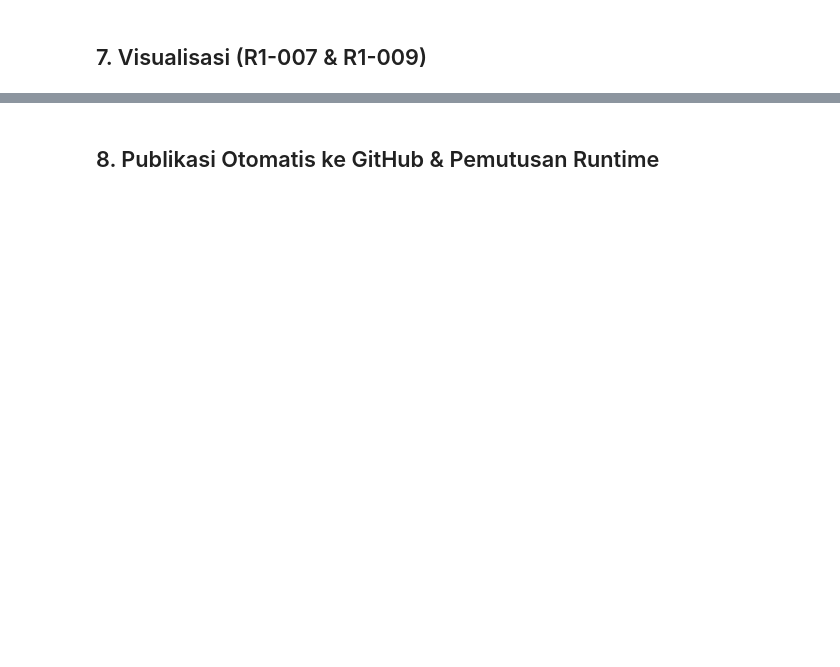
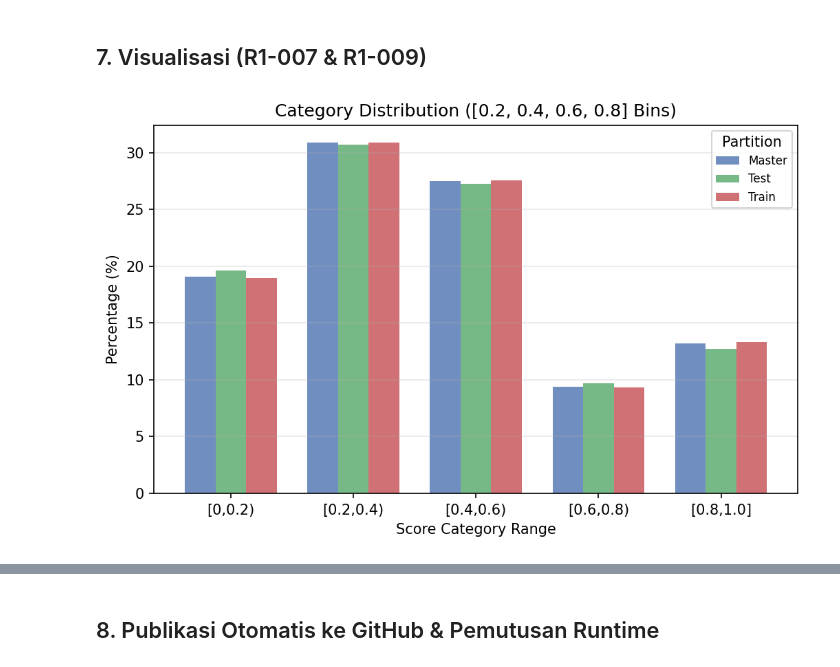
Before and after one commit to Rnov24/IndoASAG, a Jupyter notebook: notebooks/13_dataset_stats_and_qwk_thresholds.ipynb, the cells around one changed output, grey strips where cells are left out. Saved outputs shown, nothing was run; the diff lists cells and outputs as text; code cells hidden in the pictures; blank space fills up the shorter version.

Commit message:
[R1-007 & R1-009] add dataset statistics, splitting verification, and QWK threshold sensitivity analysis

```diff
--- a/notebooks/13_dataset_stats_and_qwk_thresholds.ipynb
+++ b/notebooks/13_dataset_stats_and_qwk_thresholds.ipynb
@@ -259,40 +317,92 @@ sens_df.to_csv(os.path.join(R9_DIR, "qwk_threshold_sensitivity.csv"), index=Fals
 # %% [markdown]
 ## 7. Visualisasi (R1-007 & R1-009)
 # %%
-fig, axes = plt.subplots(1, 2, figsize=(13, 4.5))
+# ============================================================
+# Figure 1: Category Distribution Bar Chart (R1-009)
+# ============================================================
 
-# --- Plot 1: Category Distribution Bar Chart (R1-009) ---
-ax1 = axes[0]
-pivot_cat = cat_dist_df.pivot(index="category_range", columns="partition", values="percentage")
+fig1, ax1 = plt.subplots(figsize=(7, 4.5))
+
+pivot_cat = cat_dist_df.pivot(
+    index="category_range",
+    columns="partition",
+    values="percentage",
+)
 pivot_cat = pivot_cat.reindex(CAT_NAMES)
-pivot_cat.plot(kind="bar", ax=ax1, color=["#4C72B0", "#55A868", "#C44E52"], alpha=0.8, width=0.75)
 
-ax1.set_title("A. Category Distribution ([0.2, 0.4, 0.6, 0.8] Bins)")
+pivot_cat.plot(
+    kind="bar",
+    ax=ax1,
+    color=["#4C72B0", "#55A868", "#C44E52"],
+    alpha=0.8,
+    width=0.75,
+)
+
+ax1.set_title("Category Distribution ([0.2, 0.4, 0.6, 0.8] Bins)")
 ax1.set_ylabel("Percentage (%)")
 ax1.set_xlabel("Score Category Range")
-ax1.set_xticklabels(["[0,0.2)", "[0.2,0.4)", "[0.4,0.6)", "[0.6,0.8)", "[0.8,1.0]"], rotation=0)
+ax1.set_xticklabels(
+    ["[0,0.2)", "[0.2,0.4)", "[0.4,0.6)", "[0.6,0.8)", "[0.8,1.0]"],
+    rotation=0,
+)
 ax1.grid(axis="y", alpha=0.3)
 ax1.legend(title="Partition", fontsize=8)
 
-# --- Plot 2: Threshold Sensitivity Line Plot (R1-009) ---
-ax2 = axes[1]
+fig1.tight_layout()
+
+fig1_path = os.path.join(R9_DIR, "category_distribution.png")
+fig1.savefig(fig1_path, dpi=150, bbox_inches="tight")
+plt.show()
+
+print(f"[OK] Figure 1 saved: {fig1_path}")
+
+
+# ============================================================
+# Figure 2: Threshold Sensitivity Line Plot (R1-009)
+# ============================================================
+
+fig2, ax2 = plt.subplots(figsize=(7, 4.5))
+
 schemes = list(THRESHOLD_SCHEMES.keys())
 x = np.arange(len(schemes))
 
 for m in test_preds.keys():
     sub = sens_df[sens_df["model"] == m]
-    qwks = [sub[sub["scheme"] == s]["QWK"].values[0] for s in schemes]
-    ax2.plot(x, qwks, marker="o", label=m, linewidth=1.5, markersize=6)
+    qwks = [
+        sub[sub["scheme"] == s]["QWK"].values[0]
+        for s in schemes
+    ]
+
+    ax2.plot(
+        x,
+        qwks,
+        marker="o",
+        label=m,
+        linewidth=1.5,
+        markersize=6,
+    )
 
 ax2.set_xticks(x)
-ax2.set_xticklabels(["Standard\n5-Bin", "Quartile\n4-Bin", "Asymmetric\n5-Bin", "Tertiaries\n3-Bin"], fontsize=8)
+ax2.set_xticklabels(
+    [
+        "Standard\n5-Bin",
+        "Quartile\n4-Bin",
+        "Asymmetric\n5-Bin",
+        "Tertiaries\n3-Bin",
+    ],
+    fontsize=8,
+)
 ax2.set_ylabel("QWK Score")
-ax2.set_title("B. QWK Threshold Sensitivity & Model Ranking Stability")
+ax2.set_title("QWK Threshold Sensitivity & Model Ranking Stability")
 ax2.grid(alpha=0.3)
 ax2.legend(fontsize=8, loc="lower right")
 
-plt.tight_layout()
-fig_path = os.path.join(R9_DIR, "dataset_dist_and_qwk_sensitivity.png")
-plt.savefig(fig_path, dpi=150, bbox_inches="tight")
+fig2.tight_layout()
+
+fig2_path = os.path.join(R9_DIR, "qwk_threshold_sensitivity.png")
+fig2.savefig(fig2_path, dpi=150, bbox_inches="tight")
 plt.show()
-print(f"[OK] Figure saved: {fig_path}")
+
+print(f"[OK] Figure 2 saved: {fig2_path}")
+# %% [output]
+[figure, added]
```
Also changed, not shown: parts of 10 cells of this notebook.
